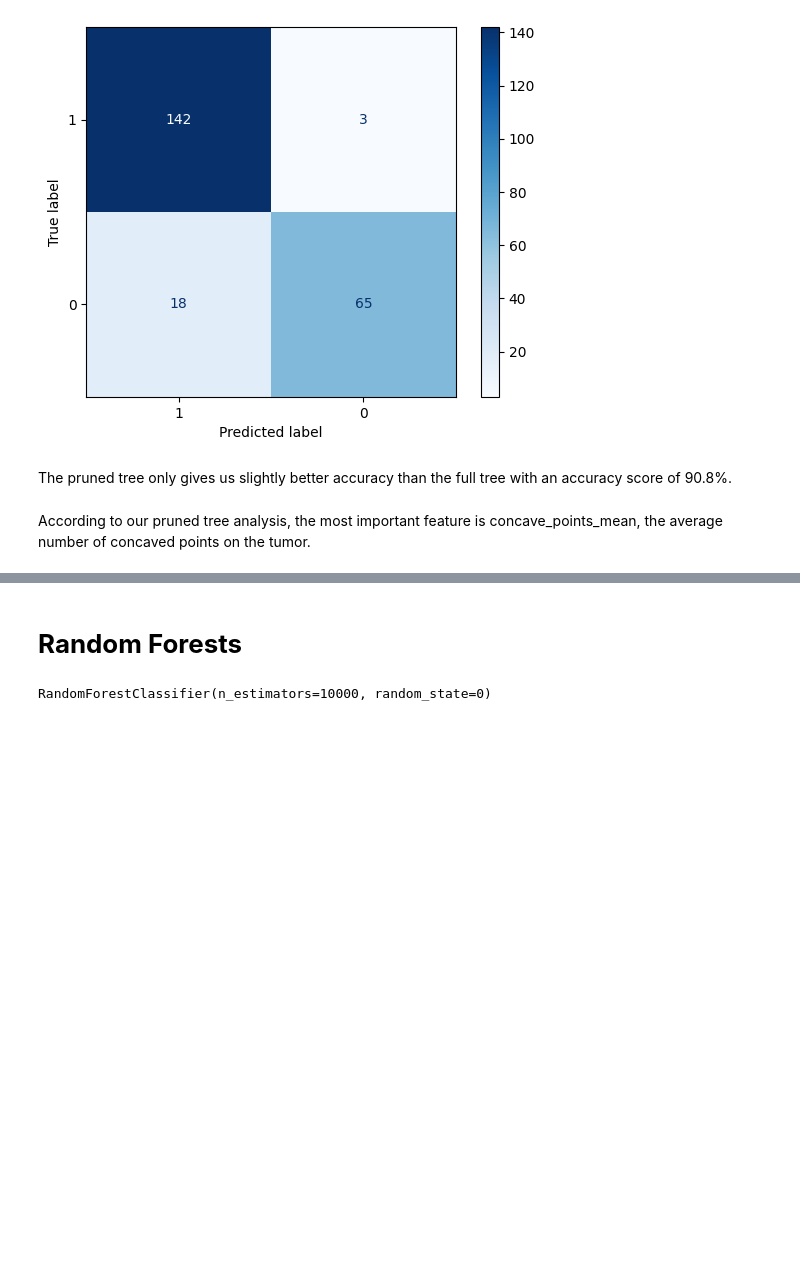
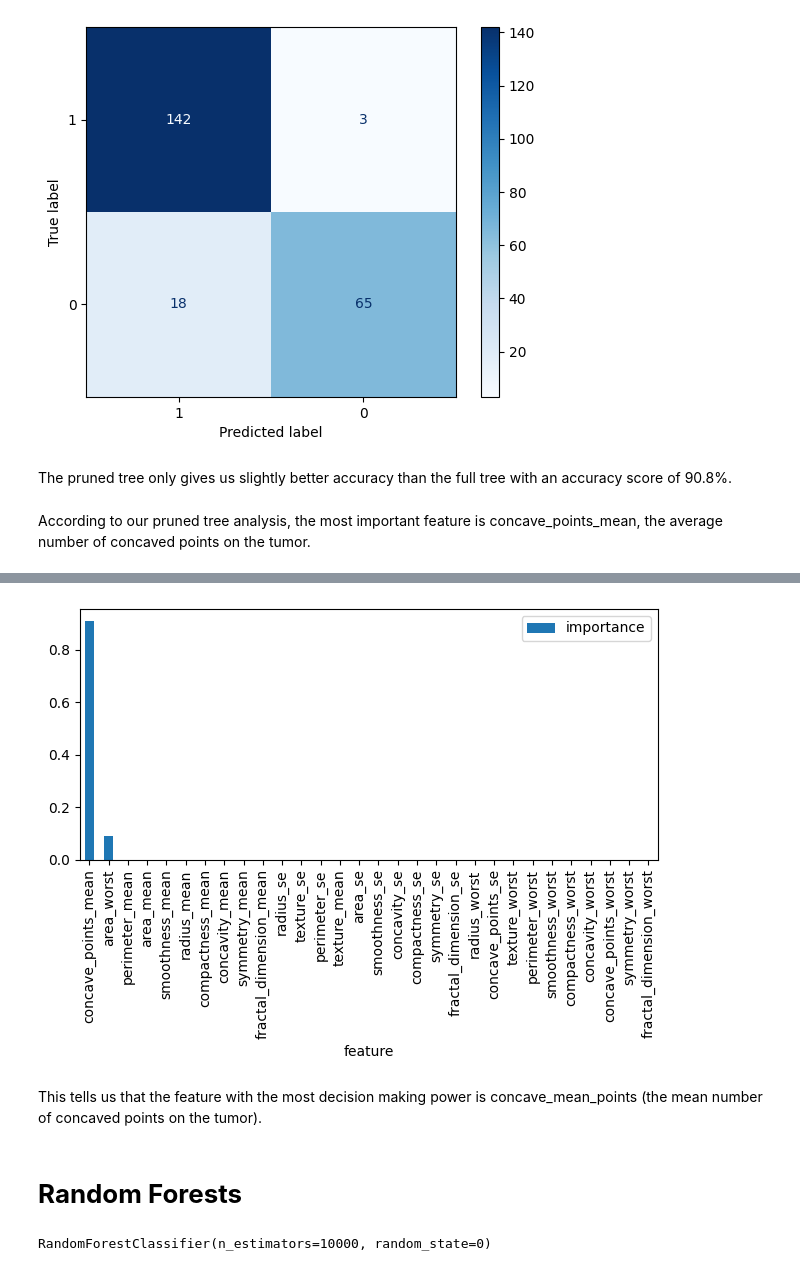
Before and after one commit to smileyfish4/BA305FINALPROJECT, a Jupyter notebook: BA305_Project.ipynb, the cells around one changed output, grey strips where cells are left out. Drawn from its saved outputs; the diff is of its cells as text; code cells hidden in the pictures; blank space fills up the shorter version.

Commit message:
added title, added feature importance, git clone
Added feature importance to decision tree and random forest
git clone to repository for our data instead of local file

```diff
--- a/BA305_Project.ipynb
+++ b/BA305_Project.ipynb
@@ -24,7 +27,7 @@ Saving data.csv to data.csv
 # **Preprocessing**
 # %%
 # load data as a dataframe
-cancer_df = pd.read_csv('data.csv')
+cancer_df = pd.read_csv('BA305FINALPROJECT/cancer_data.csv')
 # check if data is loaded correctly
 cancer_df.head()
 # %% [output]
@@ -301,0 +307,10 @@ According to our pruned tree analysis, the most important feature is concave_poi
+# %%
+# Extract importance values for each feature (column of X)
+importances = pruned_clf.feature_importances_
+
+# create a dataframe to store the values and their labels
+cancer_dec_features_df = pd.DataFrame({'feature': X_train.columns, 'importance': importances})
+
+# sort dataframe by descending order, showing the most important feature top
+cancer_dec_features_df  = cancer_dec_features_df.sort_values('importance', ascending = False)
+cancer_dec_features_df.head()
@@ -302,3 +324,13 @@ According to our pruned tree analysis, the most important feature is concave_poi
+# %%
+# plot the importance of each feature
+ax = cancer_dec_features_df.plot(kind='bar', x='feature')
+
+plt.tight_layout()
+plt.show()
+# %% [output]
+[figure, added]
+# %% [markdown]
+This tells us that the feature with the most decision making power is concave_mean_points (the mean number of concaved points on the tumor).
 # %% [markdown]
 # **Random Forests**
 # %%
```
Also changed, not shown: parts of 10 cells of this notebook.
